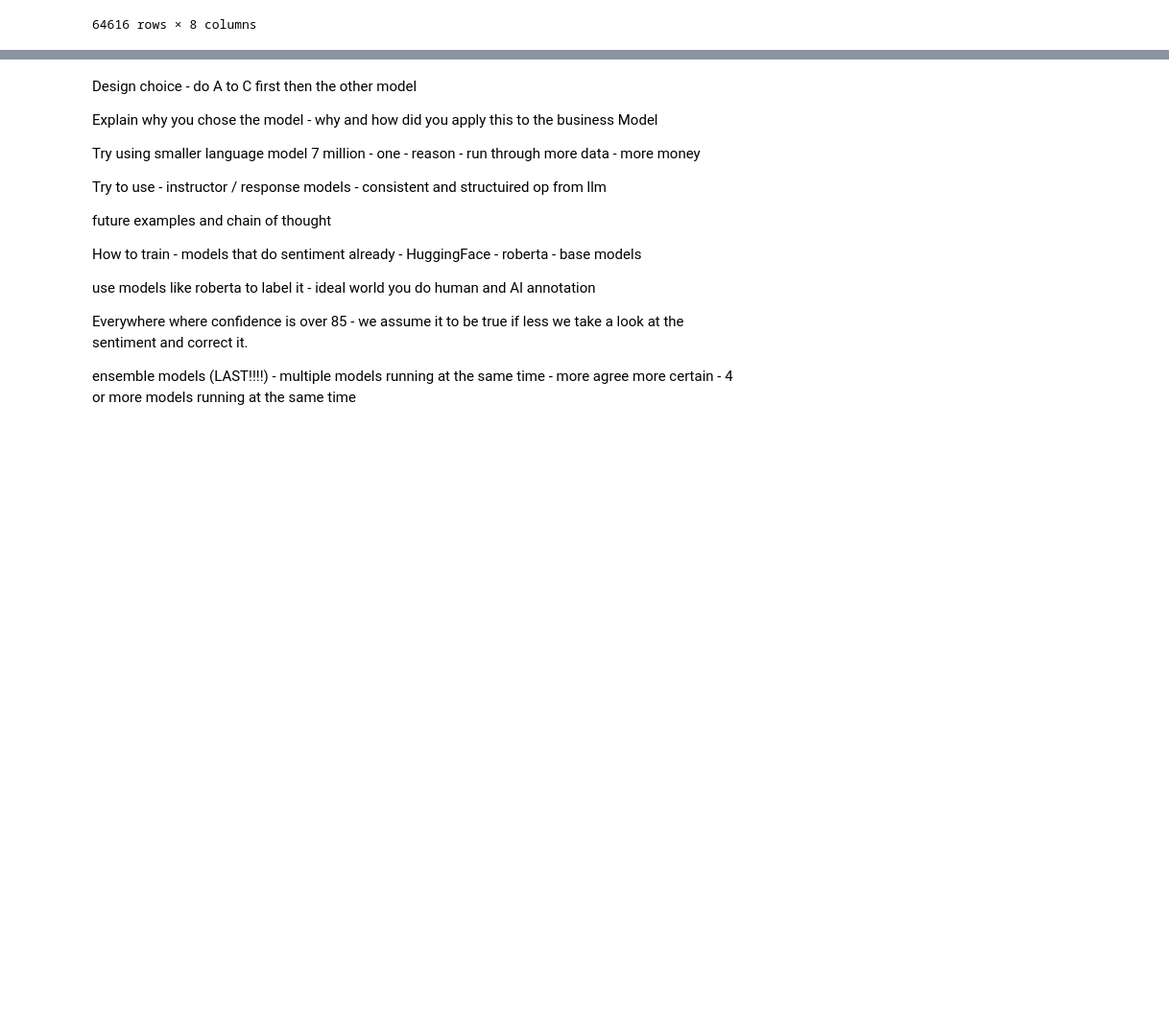
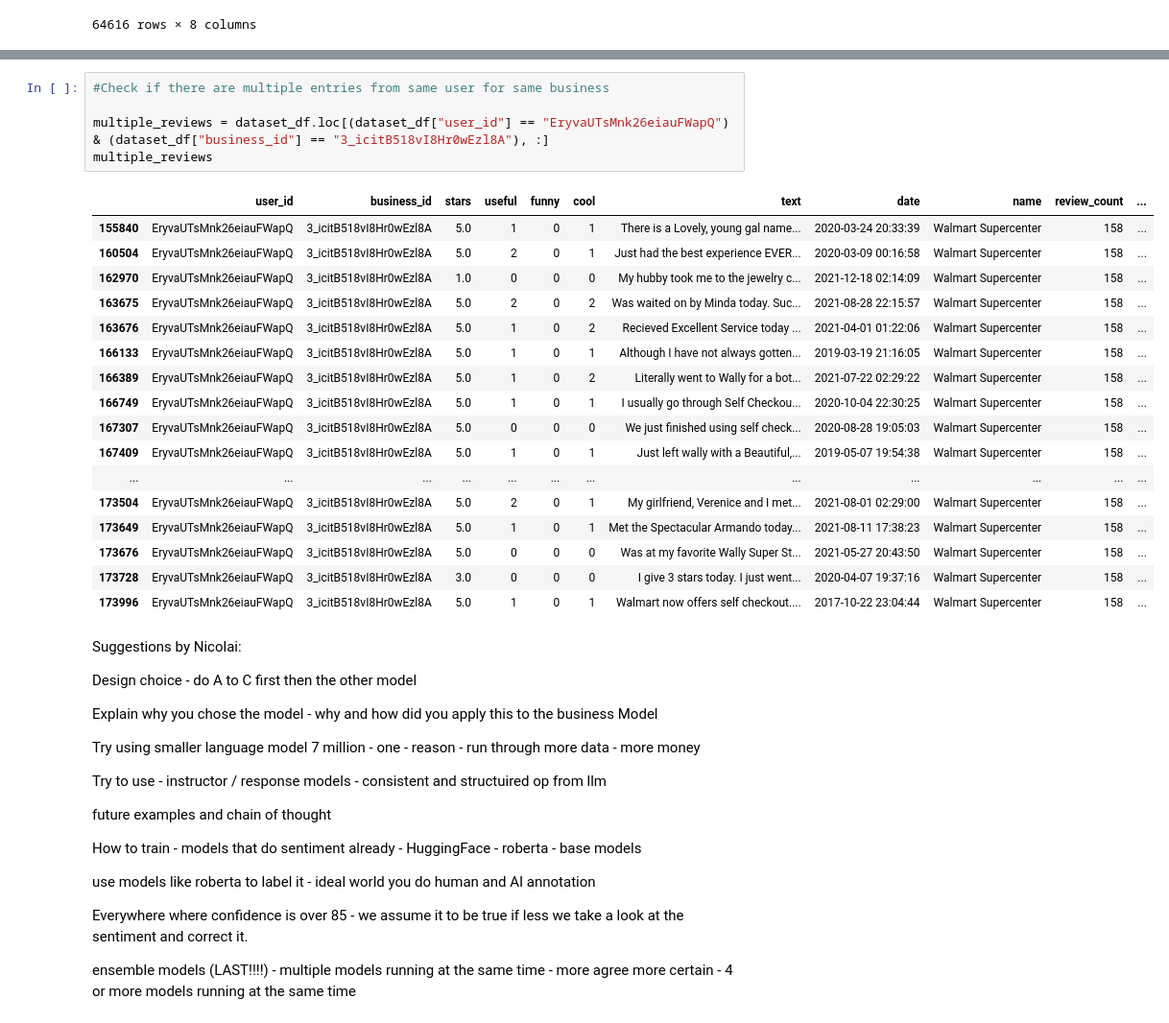
Before and after one commit to gunjii99/AIML_project, a Jupyter notebook: cleanData.ipynb, the cells around one changed output, grey strips where cells are left out. Shown: that part at 96% size. Cells and saved outputs as stored; diff of their text form; blank space fills up the shorter version.

```diff
--- a/cleanData.ipynb
+++ b/cleanData.ipynb
@@ -181,4 +204,29 @@ print(duplicates[["user_id", "text"]])
+# %%
+#Check if there are multiple entries from same user for same business
+
+multiple_reviews = dataset_df.loc[(dataset_df["user_id"] == "EryvaUTsMnk26eiauFWapQ") & (dataset_df["business_id"] == "3_icitB518vI8Hr0wEzl8A"), :]
+multiple_reviews
+# %% [output]
+|  | user_id | business_id | stars | useful | funny | cool | text | date | name | review_count | ... |
+| 155840 | EryvaUTsMnk26eiauFWapQ | 3_icitB518vI8Hr0wEzl8A | 5.0 | 1 | 0 | 1 | There is a Lovely, young gal name... | 2020-03-24 20:33:39 | Walmart Supercenter | 158 | ... |
+| 160504 | EryvaUTsMnk26eiauFWapQ | 3_icitB518vI8Hr0wEzl8A | 5.0 | 2 | 0 | 1 | Just had the best experience EVER... | 2020-03-09 00:16:58 | Walmart Supercenter | 158 | ... |
+| 162970 | EryvaUTsMnk26eiauFWapQ | 3_icitB518vI8Hr0wEzl8A | 1.0 | 0 | 0 | 0 | My hubby took me to the jewelry c... | 2021-12-18 02:14:09 | Walmart Supercenter | 158 | ... |
+| 163675 | EryvaUTsMnk26eiauFWapQ | 3_icitB518vI8Hr0wEzl8A | 5.0 | 2 | 0 | 2 | Was waited on by Minda today. Suc... | 2021-08-28 22:15:57 | Walmart Supercenter | 158 | ... |
+| 163676 | EryvaUTsMnk26eiauFWapQ | 3_icitB518vI8Hr0wEzl8A | 5.0 | 1 | 0 | 2 | Recieved Excellent Service today ... | 2021-04-01 01:22:06 | Walmart Supercenter | 158 | ... |
+| 166133 | EryvaUTsMnk26eiauFWapQ | 3_icitB518vI8Hr0wEzl8A | 5.0 | 1 | 0 | 1 | Although I have not always gotten... | 2019-03-19 21:16:05 | Walmart Supercenter | 158 | ... |
+| 166389 | EryvaUTsMnk26eiauFWapQ | 3_icitB518vI8Hr0wEzl8A | 5.0 | 1 | 0 | 2 | Literally went to Wally for a bot... | 2021-07-22 02:29:22 | Walmart Supercenter | 158 | ... |
+| 166749 | EryvaUTsMnk26eiauFWapQ | 3_icitB518vI8Hr0wEzl8A | 5.0 | 1 | 0 | 1 | I usually go through Self Checkou... | 2020-10-04 22:30:25 | Walmart Supercenter | 158 | ... |
+| 167307 | EryvaUTsMnk26eiauFWapQ | 3_icitB518vI8Hr0wEzl8A | 5.0 | 0 | 0 | 0 | We just finished using self check... | 2020-08-28 19:05:03 | Walmart Supercenter | 158 | ... |
+| 167409 | EryvaUTsMnk26eiauFWapQ | 3_icitB518vI8Hr0wEzl8A | 5.0 | 1 | 0 | 1 | Just left wally with a Beautiful,... | 2019-05-07 19:54:38 | Walmart Supercenter | 158 | ... |
+| ... | ... | ... | ... | ... | ... | ... | ... | ... | ... | ... | ... |
+| 173504 | EryvaUTsMnk26eiauFWapQ | 3_icitB518vI8Hr0wEzl8A | 5.0 | 2 | 0 | 1 | My girlfriend, Verenice and I met... | 2021-08-01 02:29:00 | Walmart Supercenter | 158 | ... |
+| 173649 | EryvaUTsMnk26eiauFWapQ | 3_icitB518vI8Hr0wEzl8A | 5.0 | 1 | 0 | 1 | Met the Spectacular Armando today... | 2021-08-11 17:38:23 | Walmart Supercenter | 158 | ... |
+| 173676 | EryvaUTsMnk26eiauFWapQ | 3_icitB518vI8Hr0wEzl8A | 5.0 | 0 | 0 | 0 | Was at my favorite Wally Super St... | 2021-05-27 20:43:50 | Walmart Supercenter | 158 | ... |
+| 173728 | EryvaUTsMnk26eiauFWapQ | 3_icitB518vI8Hr0wEzl8A | 3.0 | 0 | 0 | 0 | I give 3 stars today. I just went... | 2020-04-07 19:37:16 | Walmart Supercenter | 158 | ... |
+| 173996 | EryvaUTsMnk26eiauFWapQ | 3_icitB518vI8Hr0wEzl8A | 5.0 | 1 | 0 | 1 | Walmart now offers self checkout.... | 2017-10-22 23:04:44 | Walmart Supercenter | 158 | ... |
 # %% [markdown]
+Suggestions by Nicolai:
+
 Design choice - do A to C first then the other model
 
 Explain why you chose the model - why and how did you apply this to the business Model
```
Also changed, not shown: parts of 13 cells of this notebook.
